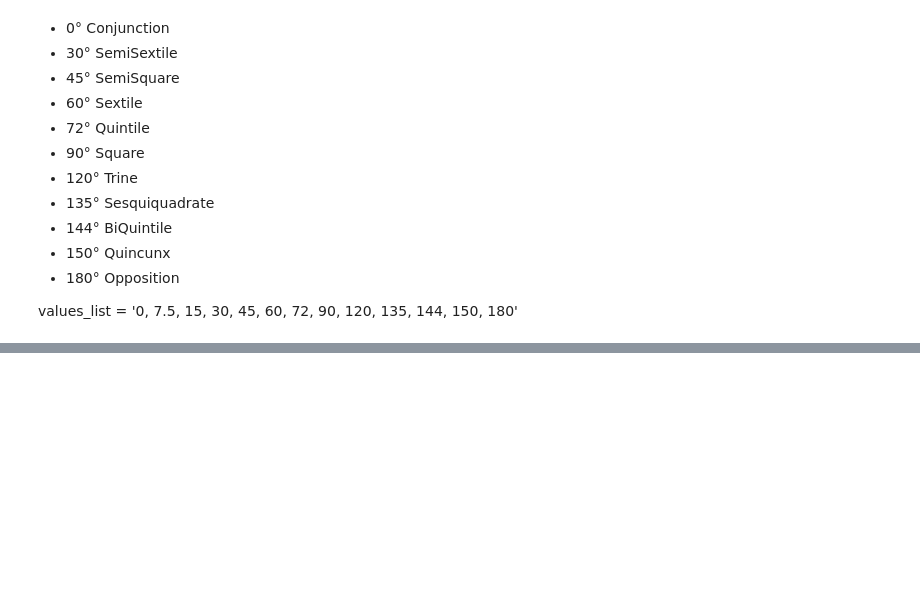
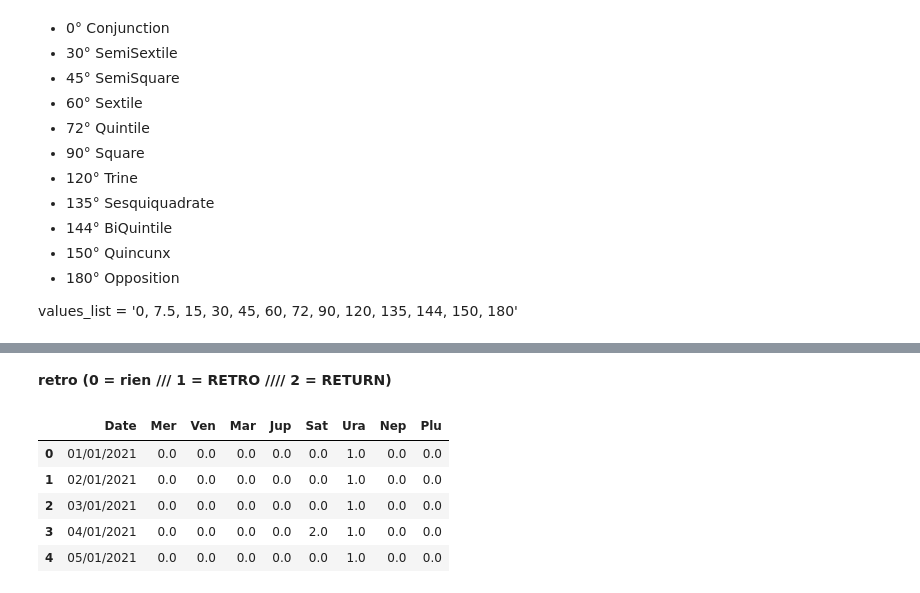
Before and after one commit to amirlehmam/MEMOIREPROPRE, a Jupyter notebook: PIPELINE.ipynb, the cells around one changed output, grey strips where cells are left out. Saved outputs shown, nothing was run; the diff lists cells and outputs as text; code cells hidden in the pictures; blank space fills up the shorter version.

```diff
--- a/PIPELINE.ipynb
+++ b/PIPELINE.ipynb
@@ -4163,0 +4156,13 @@ helio_asp
+# %% [markdown]
+**retro (0 = rien /// 1 = RETRO //// 2 = RETURN)**
+# %%
+retro.fillna(0, inplace=True)
+
+retro.head(5)
+# %% [output]
+|  | Date | Mer | Ven | Mar | Jup | Sat | Ura | Nep | Plu |
+| 0 | 01/01/2021 | 0.0 | 0.0 | 0.0 | 0.0 | 0.0 | 1.0 | 0.0 | 0.0 |
+| 1 | 02/01/2021 | 0.0 | 0.0 | 0.0 | 0.0 | 0.0 | 1.0 | 0.0 | 0.0 |
+| 2 | 03/01/2021 | 0.0 | 0.0 | 0.0 | 0.0 | 0.0 | 1.0 | 0.0 | 0.0 |
+| 3 | 04/01/2021 | 0.0 | 0.0 | 0.0 | 0.0 | 2.0 | 1.0 | 0.0 | 0.0 |
+| 4 | 05/01/2021 | 0.0 | 0.0 | 0.0 | 0.0 | 0.0 | 1.0 | 0.0 | 0.0 |
```
Also changed, not shown: parts of 78 cells of this notebook, 3 other files.
